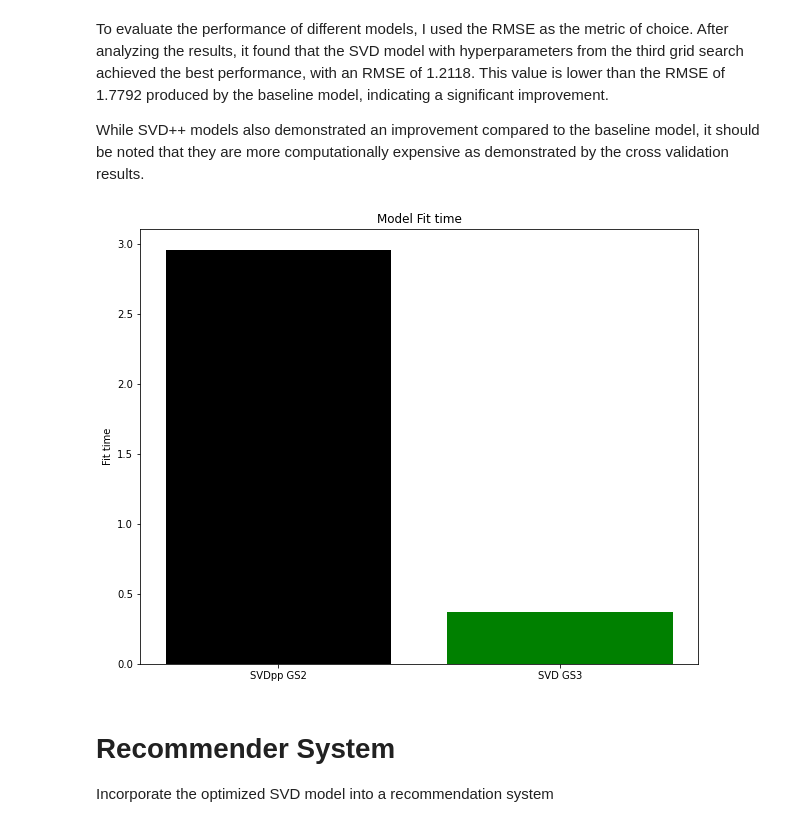
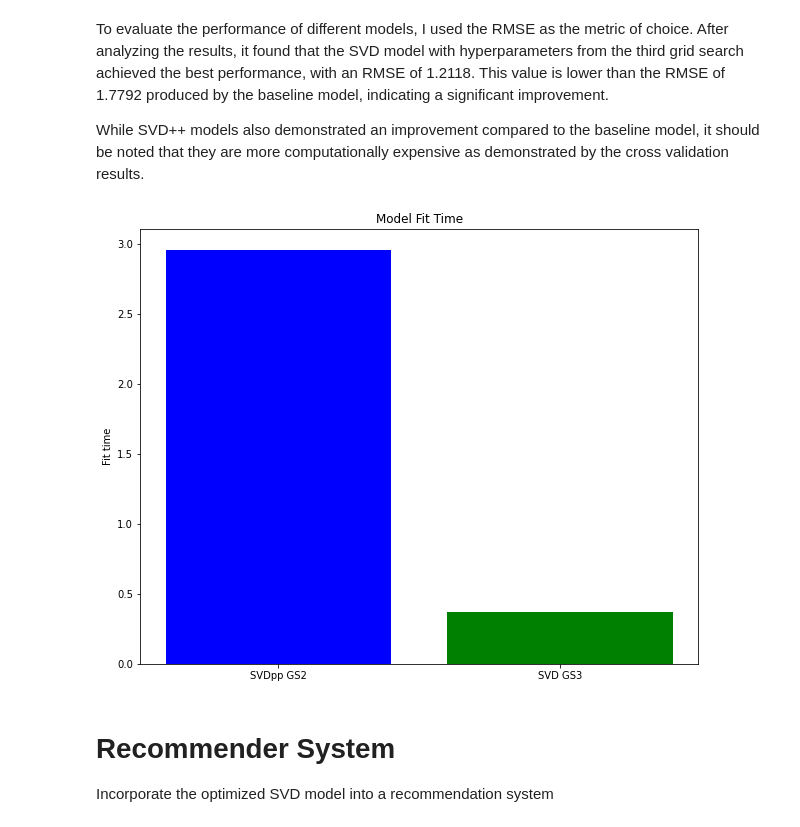
Before and after one commit to JuanMa894/VGames-rec-system, a Jupyter notebook: Game_recommender_system.ipynb, the cells around one changed output. Saved outputs shown, nothing was run; the diff lists cells and outputs as text; code cells hidden in the pictures.

Commit message:
minor changes in markdown, graphs, added env file

```diff
--- a/Game_recommender_system.ipynb
+++ b/Game_recommender_system.ipynb
@@ -755,15 +755,15 @@ While SVD++ models also demonstrated an improvement compared to the baseline mod
 # %%
 fig, ax = plt.subplots(figsize=(10,8))
 
 plt.bar(x= ['SVDpp GS2', 'SVD GS3'],
         height=[np.mean(SVDpp_2_cv['fit_time']), np.mean(SVD_cv3['fit_time'])],
-        color=['black', 'green'])
+        color=['blue', 'green'])
 
-ax.set_title("Model Fit time")
+ax.set_title("Model Fit Time")
 plt.ylabel('Fit time');
 # plt.savefig('images/Fit_time_bar.png', dpi=600, bbox_inches='tight');
 # %% [output]
-[figure, old version]
+[figure, new version]
 # %% [markdown]
 # Recommender System
 
```
Also changed, not shown: parts of 9 cells of this notebook, 4 other files.
